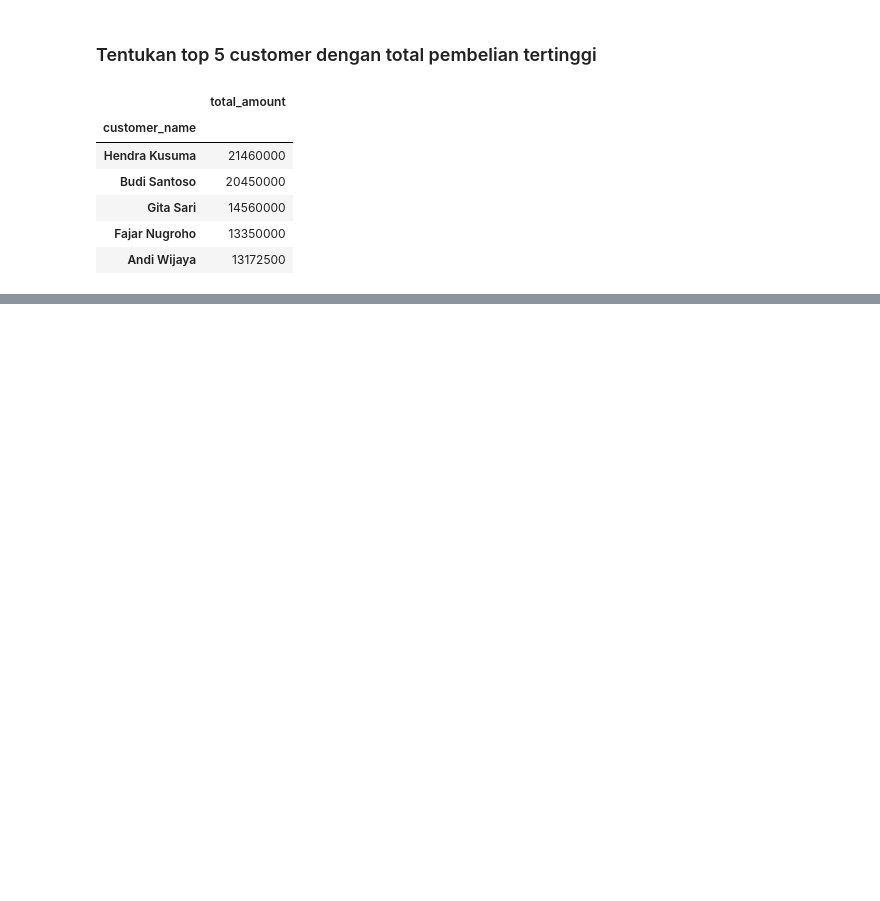
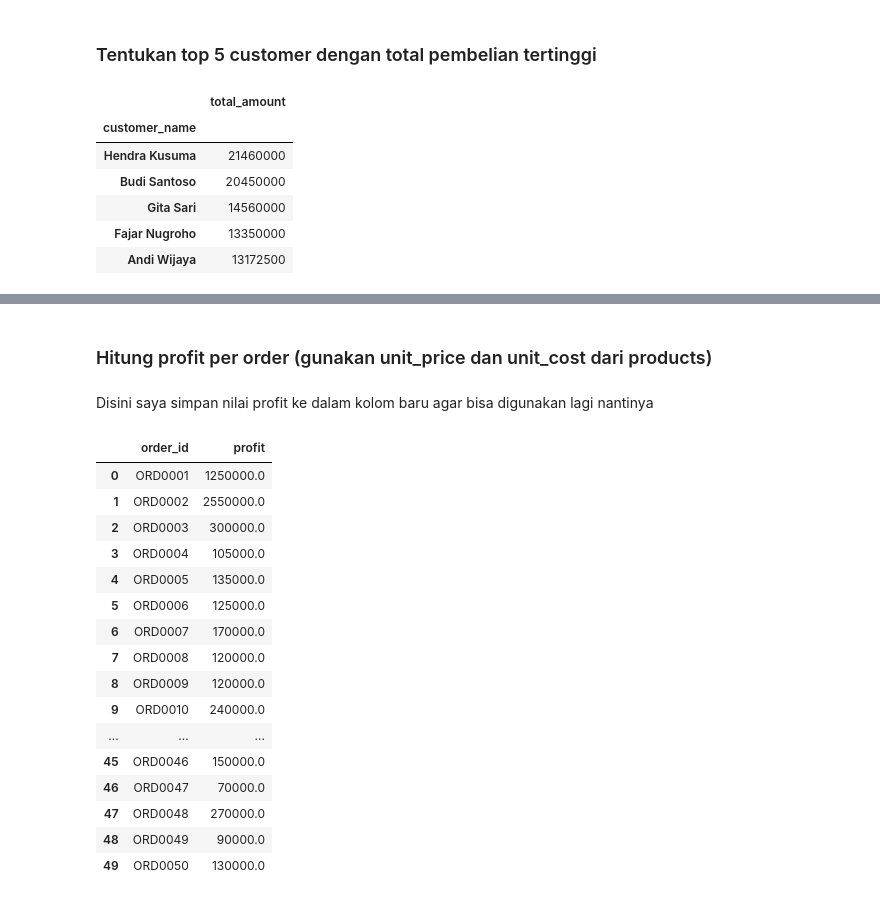
Before and after one commit to galahad20/assignment_Data_Manipulation, a Jupyter notebook: ASSIGNMENT_TEMP_DE14_DAY11_DIMAS_ABIAN_IHSAN.ipynb, the cells around one changed output, grey strips where cells are left out. Cells and saved outputs as stored; diff of their text form; code cells hidden in the pictures; blank space fills up the shorter version.

```diff
--- a/ASSIGNMENT_TEMP_DE14_DAY11_DIMAS_ABIAN_IHSAN.ipynb
+++ b/ASSIGNMENT_TEMP_DE14_DAY11_DIMAS_ABIAN_IHSAN.ipynb
@@ -275,0 +302,28 @@ order.groupby('customer_name').agg({
+# %% [markdown]
+### Hitung profit per order (gunakan unit_price dan unit_cost dari products)
+# %% [markdown]
+Disini saya simpan nilai profit ke dalam kolom baru agar bisa digunakan lagi nantinya
+# %%
+#perhitungan profit
+order_with_prod['profit'] = ((order_with_prod['unit_price_y'] * order_with_prod['quantity']) * (1 - order_with_prod['discount_pct']/100))  - (order_with_prod['unit_cost'] * order_with_prod['quantity'])
+
+#filtering with group by
+order_with_prod.groupby('order_id')['profit'].sum().reset_index()
+# %% [output]
+|  | order_id | profit |
+| 0 | ORD0001 | 1250000.0 |
+| 1 | ORD0002 | 2550000.0 |
+| 2 | ORD0003 | 300000.0 |
+| 3 | ORD0004 | 105000.0 |
+| 4 | ORD0005 | 135000.0 |
+| 5 | ORD0006 | 125000.0 |
+| 6 | ORD0007 | 170000.0 |
+| 7 | ORD0008 | 120000.0 |
+| 8 | ORD0009 | 120000.0 |
+| 9 | ORD0010 | 240000.0 |
+| ... | ... | ... |
+| 45 | ORD0046 | 150000.0 |
+| 46 | ORD0047 | 70000.0 |
+| 47 | ORD0048 | 270000.0 |
+| 48 | ORD0049 | 90000.0 |
+| 49 | ORD0050 | 130000.0 |
```
Also changed, not shown: parts of 15 cells of this notebook.
